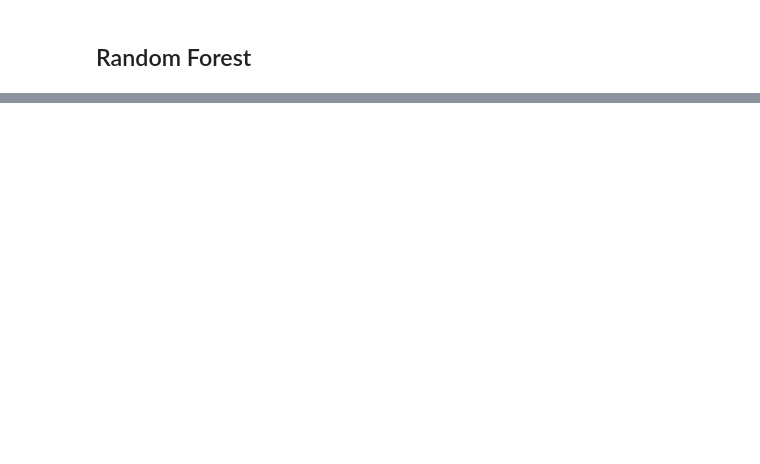
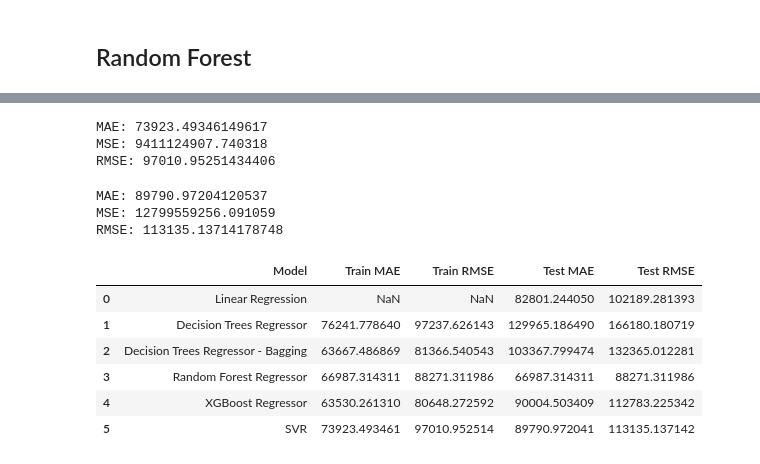
Before and after one commit to ManuelS0usa/SML-Housing-Data, a Jupyter notebook: main.ipynb, the cells around one changed output, grey strips where cells are left out. Saved outputs shown, nothing was run; the diff lists cells and outputs as text; code cells hidden in the pictures; blank space fills up the shorter version.

```diff
--- a/main.ipynb
+++ b/main.ipynb
@@ -427,0 +662,7 @@ from sklearn.ensemble import RandomForestRegressor
+# %%
+# standardize data
+from sklearn.preprocessing import StandardScaler
+
+stscale = StandardScaler()
+X_train_sca = stscale.fit_transform(X_train)
+X_test_sca = stscale.transform(X_test)
@@ -427,0 +671,17 @@ from sklearn.ensemble import RandomForestRegressor
+# %%
+svr_model = SVR(kernel='rbf', C=1000000, epsilon=0.001)
+svr_model.fit(X_train_sca, y_train)
+
+svr_pred_train = svr_model.predict(X_train_sca)
+svr_train_score = evaluate(y_train, svr_pred_train)
+# %% [output]
+MAE: 73923.49346149617
+MSE: 9411124907.740318
+RMSE: 97010.95251434406
+# %%
+svr_pred_test = svr_model.predict(X_test_sca)
+svr_test_score = evaluate(y_test, svr_pred_test)
+# %% [output]
+MAE: 89790.97204120537
+MSE: 12799559256.091059
+RMSE: 113135.13714178748
@@ -427,0 +698,10 @@ from sklearn.ensemble import RandomForestRegressor
+# %%
+r5
+# %% [output]
+|  | Model | Train MAE | Train RMSE | Test MAE | Test RMSE |
+| 0 | Linear Regression | NaN | NaN | 82801.244050 | 102189.281393 |
+| 1 | Decision Trees Regressor | 76241.778640 | 97237.626143 | 129965.186490 | 166180.180719 |
+| 2 | Decision Trees Regressor - Bagging | 63667.486869 | 81366.540543 | 103367.799474 | 132365.012281 |
+| 3 | Random Forest Regressor | 66987.314311 | 88271.311986 | 66987.314311 | 88271.311986 |
+| 4 | XGBoost Regressor | 63530.261310 | 80648.272592 | 90004.503409 | 112783.225342 |
+| 5 | SVR | 73923.493461 | 97010.952514 | 89790.972041 | 113135.137142 |
```
Also changed, not shown: parts of 52 cells of this notebook.
